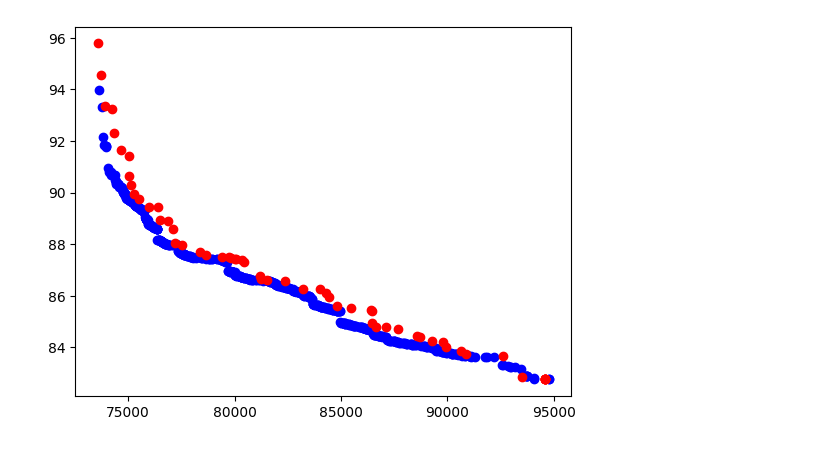
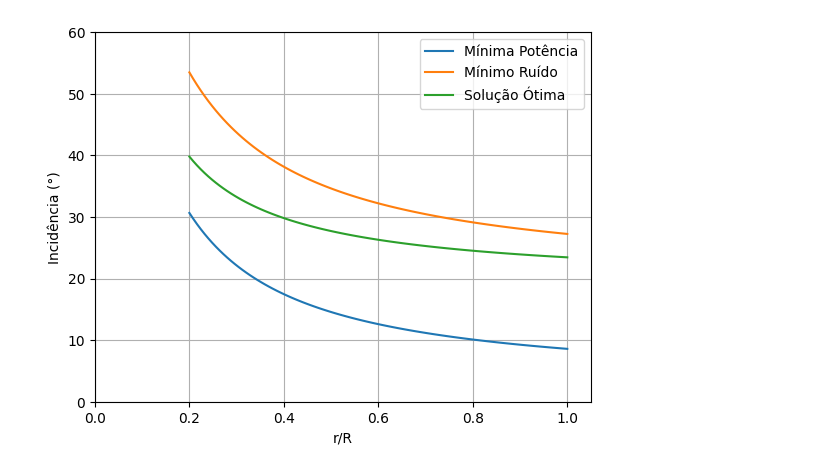
Before and after one commit to PedroLuta/TG, a Jupyter notebook: main.ipynb, the cells around one changed output. Cells and saved outputs as stored; diff of their text form; code cells hidden in the pictures.

```diff
--- a/main.ipynb
+++ b/main.ipynb
@@ -212,3 +244,31 @@ plt.show()
+# %%
+S = np.linspace(0, 1, 101, endpoint = True)
+RadialStations_adim = [SpinnerCutoff + (1 - SpinnerCutoff)*s for s in S]
+RadialStations_m = [r*Diameter_m/2 for r in RadialStations_adim]
+for ind in [MinInd0, MinInd1, OptimumSolution]:
+  Chromossome   = ind.get_chrom()
+  Pitch_m       = Chromossome["Pitch"]
+  Colective_deg = Chromossome["Collective"]
+
+  TwistDistribution_deg = prop_design.simple_pitch(RadialStations_m, Pitch_m)
+  TwistDistributionCollective_deg = [twist + Colective_deg for twist in TwistDistribution_deg]
+
+  if ind == MinInd0:
+    Label = "Mínima Potência"
+  elif ind == MinInd1:
+    Label = "Mínimo Ruído"
+  else:
+    Label = "Solução Ótima"
+  plt.plot(RadialStations_adim, TwistDistributionCollective_deg, label = Label)
+plt.grid()
+plt.legend()
+plt.ylim([0, 60])
+plt.xlim([0, 1.05])
+plt.ylabel("Incidência (°)")
+plt.xlabel("r/R")
+plt.show()
+# %% [output]
+[figure, added]
 # %%
 S = np.linspace(0, 1, NumberOfStations, endpoint = True)
 for ind in optimization_NSGA2.return_pareto_front(OptimizationObject.current_pop):
@@ -226,18 +286,3 @@ for ind in optimization_NSGA2.return_pareto_front(OptimizationObject.current_pop
   d = Croot_adim**2
   plt.plot(S, [(a*s**3 + b*s**2 + c*s + d)**0.5 for s in S])
 plt.show()
-# %%
-import dill
-
-dill.load_session(f"RunsV4/RUN0_BASELINE.pkl")
-for ind in optimization_NSGA2.return_pareto_front(OptimizationObject.current_pop):
-  funcs = ind.get_ObjVal()
-  plt.plot(funcs[0], funcs[1], 'bo')
-
-dill.load_session(f"RunsV4/RUN36_5.pkl")
-for ind in optimization_NSGA2.return_pareto_front(OptimizationObject.current_pop):
-  funcs = ind.get_ObjVal()
-  plt.plot(funcs[0], funcs[1], 'ro')
-plt.show()
-# %% [output]
-[figure, removed]
```
Also changed, not shown: parts of 11 cells of this notebook, 29 other files.
